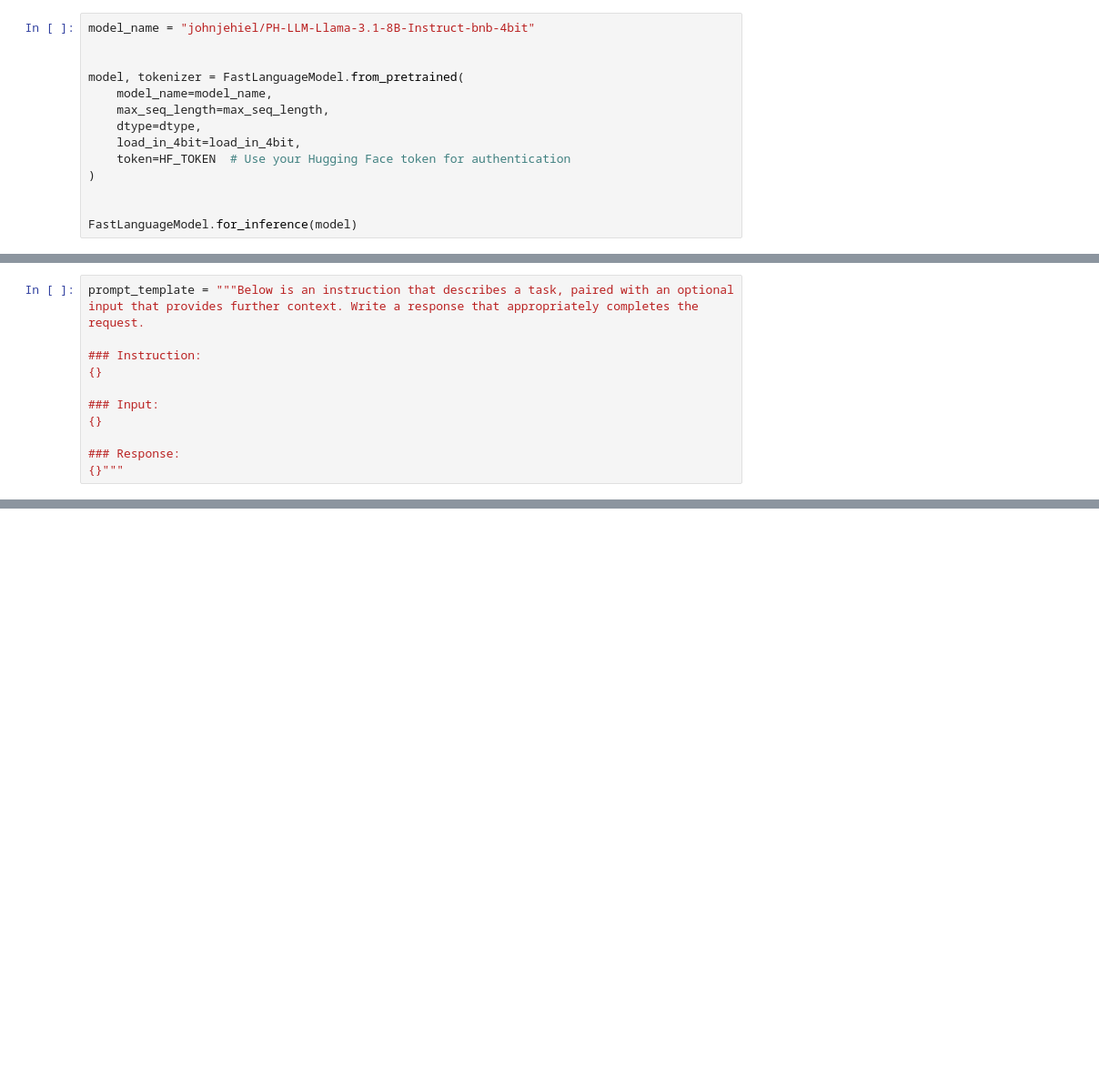
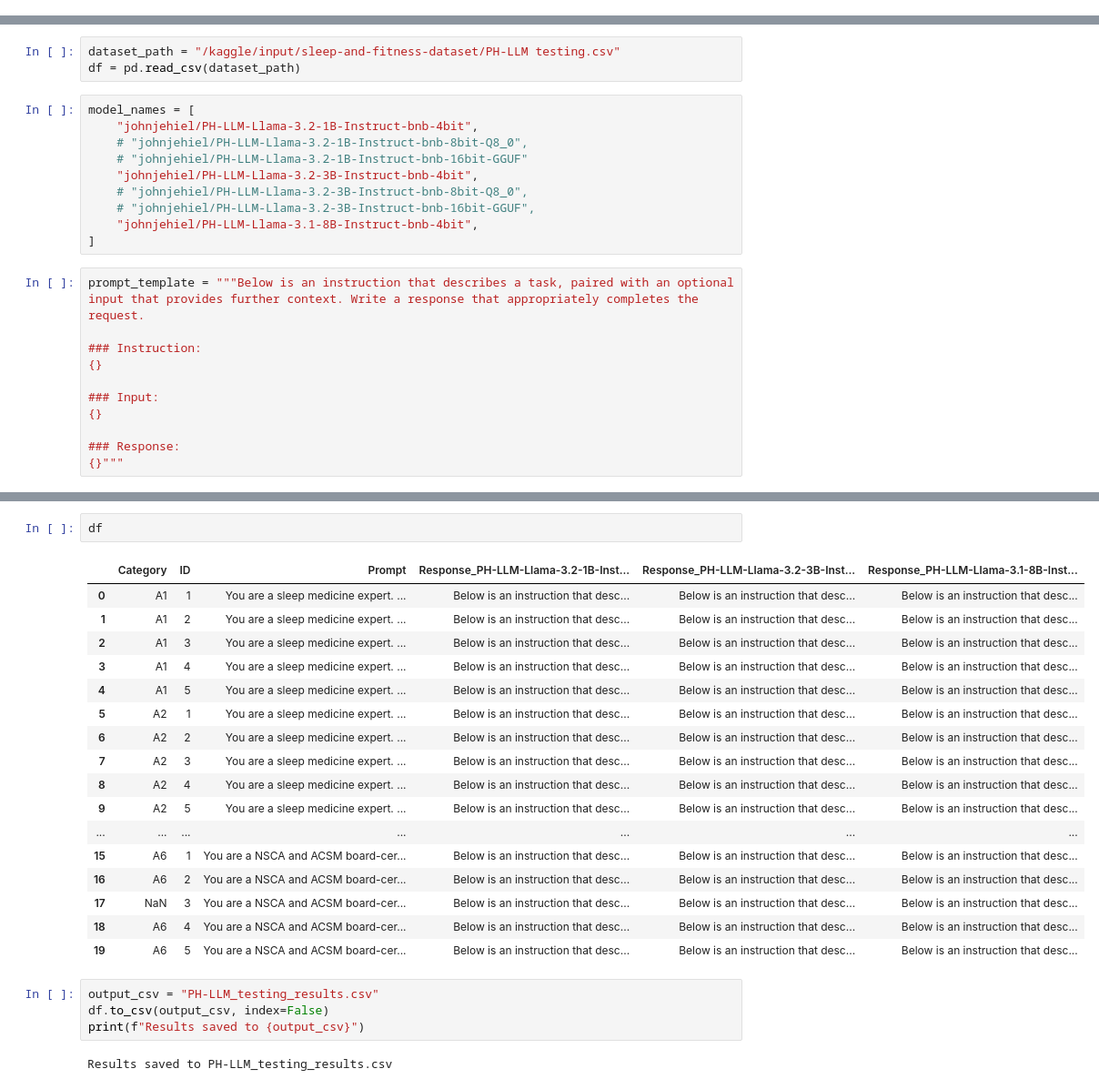
Before and after one commit to johnjehiel/personal-health-llm, a Jupyter notebook: ph-llm-model-testing.ipynb, the cells around one changed output, grey strips where cells are left out. Shown: that part at 91% size. Saved outputs shown, nothing was run; the diff lists cells and outputs as text; blank space fills up the shorter version.

Commit message:
feat(test): update ph-llm-model-testing.ipynb for testing inference with 1B, 3B and 8B 4bit quantized models

```diff
--- a/ph-llm-model-testing.ipynb
+++ b/ph-llm-model-testing.ipynb
@@ -23,14 +24,0 @@ load_in_4bit = True    # Enable 4-bit quantization to reduce VRAM usage
-# %%
-model_name = "johnjehiel/PH-LLM-Llama-3.1-8B-Instruct-bnb-4bit"
-
-
-model, tokenizer = FastLanguageModel.from_pretrained(
-    model_name=model_name,
-    max_seq_length=max_seq_length,
-    dtype=dtype,
-    load_in_4bit=load_in_4bit,
-    token=HF_TOKEN  # Use your Hugging Face token for authentication
-)
-
-
-FastLanguageModel.for_inference(model)
@@ -62,3 +27,16 @@ PeftModelForCausalLM(
+# %%
+dataset_path = "/kaggle/input/sleep-and-fitness-dataset/PH-LLM testing.csv"
+df = pd.read_csv(dataset_path)
+# %%
+model_names = [
+    "johnjehiel/PH-LLM-Llama-3.2-1B-Instruct-bnb-4bit",
+    # "johnjehiel/PH-LLM-Llama-3.2-1B-Instruct-bnb-8bit-Q8_0",
+    # "johnjehiel/PH-LLM-Llama-3.2-1B-Instruct-bnb-16bit-GGUF"
+    "johnjehiel/PH-LLM-Llama-3.2-3B-Instruct-bnb-4bit",
+    # "johnjehiel/PH-LLM-Llama-3.2-3B-Instruct-bnb-8bit-Q8_0",
+    # "johnjehiel/PH-LLM-Llama-3.2-3B-Instruct-bnb-16bit-GGUF",
+    "johnjehiel/PH-LLM-Llama-3.1-8B-Instruct-bnb-4bit",
+]
 # %%
 prompt_template = """Below is an instruction that describes a task, paired with an optional input that provides further context. Write a response that appropriately completes the request.
 
@@ -293,0 +133,26 @@ Okay, let's break down your sleep data and provide recommendations to optimize y
+# %%
+df
+# %% [output]
+|  | Category | ID | Prompt | Response_PH-LLM-Llama-3.2-1B-Inst... | Response_PH-LLM-Llama-3.2-3B-Inst... | Response_PH-LLM-Llama-3.1-8B-Inst... |
+| 0 | A1 | 1 | You are a sleep medicine expert. ... | Below is an instruction that desc... | Below is an instruction that desc... | Below is an instruction that desc... |
+| 1 | A1 | 2 | You are a sleep medicine expert. ... | Below is an instruction that desc... | Below is an instruction that desc... | Below is an instruction that desc... |
+| 2 | A1 | 3 | You are a sleep medicine expert. ... | Below is an instruction that desc... | Below is an instruction that desc... | Below is an instruction that desc... |
+| 3 | A1 | 4 | You are a sleep medicine expert. ... | Below is an instruction that desc... | Below is an instruction that desc... | Below is an instruction that desc... |
+| 4 | A1 | 5 | You are a sleep medicine expert. ... | Below is an instruction that desc... | Below is an instruction that desc... | Below is an instruction that desc... |
+| 5 | A2 | 1 | You are a sleep medicine expert. ... | Below is an instruction that desc... | Below is an instruction that desc... | Below is an instruction that desc... |
+| 6 | A2 | 2 | You are a sleep medicine expert. ... | Below is an instruction that desc... | Below is an instruction that desc... | Below is an instruction that desc... |
+| 7 | A2 | 3 | You are a sleep medicine expert. ... | Below is an instruction that desc... | Below is an instruction that desc... | Below is an instruction that desc... |
+| 8 | A2 | 4 | You are a sleep medicine expert. ... | Below is an instruction that desc... | Below is an instruction that desc... | Below is an instruction that desc... |
+| 9 | A2 | 5 | You are a sleep medicine expert. ... | Below is an instruction that desc... | Below is an instruction that desc... | Below is an instruction that desc... |
+| ... | ... | ... | ... | ... | ... | ... |
+| 15 | A6 | 1 | You are a NSCA and ACSM board-cer... | Below is an instruction that desc... | Below is an instruction that desc... | Below is an instruction that desc... |
+| 16 | A6 | 2 | You are a NSCA and ACSM board-cer... | Below is an instruction that desc... | Below is an instruction that desc... | Below is an instruction that desc... |
+| 17 | NaN | 3 | You are a NSCA and ACSM board-cer... | Below is an instruction that desc... | Below is an instruction that desc... | Below is an instruction that desc... |
+| 18 | A6 | 4 | You are a NSCA and ACSM board-cer... | Below is an instruction that desc... | Below is an instruction that desc... | Below is an instruction that desc... |
+| 19 | A6 | 5 | You are a NSCA and ACSM board-cer... | Below is an instruction that desc... | Below is an instruction that desc... | Below is an instruction that desc... |
+# %%
+output_csv = "PH-LLM_testing_results.csv"
+df.to_csv(output_csv, index=False)
+print(f"Results saved to {output_csv}")
+# %% [output]
+Results saved to PH-LLM_testing_results.csv
```
Also changed, not shown: parts of 18 cells of this notebook.
